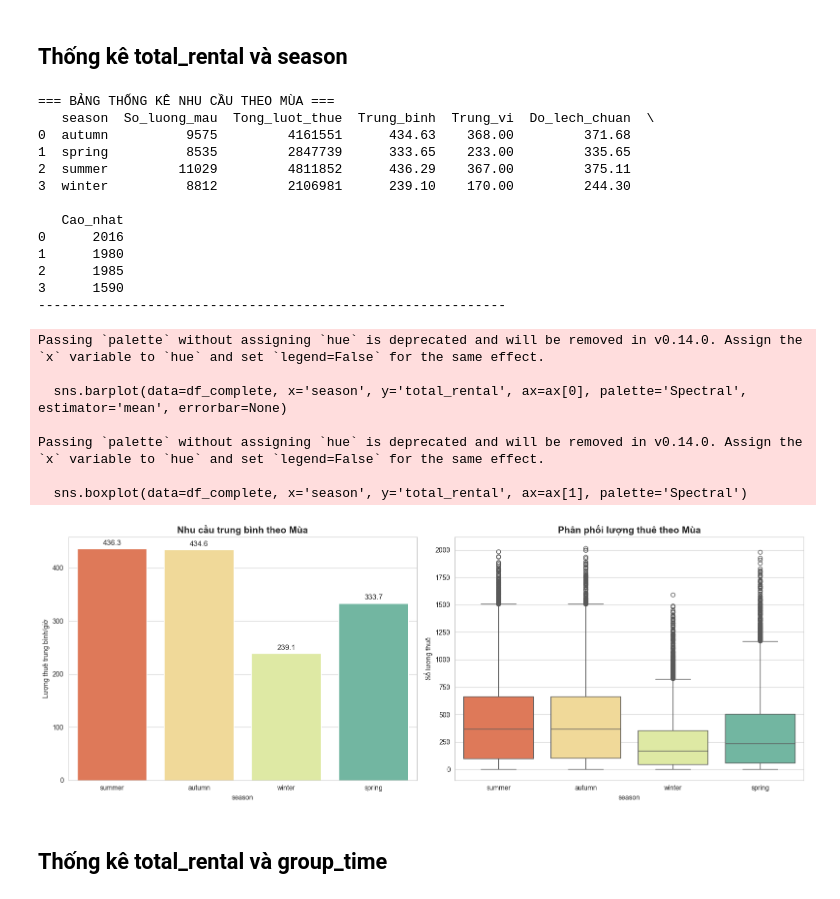
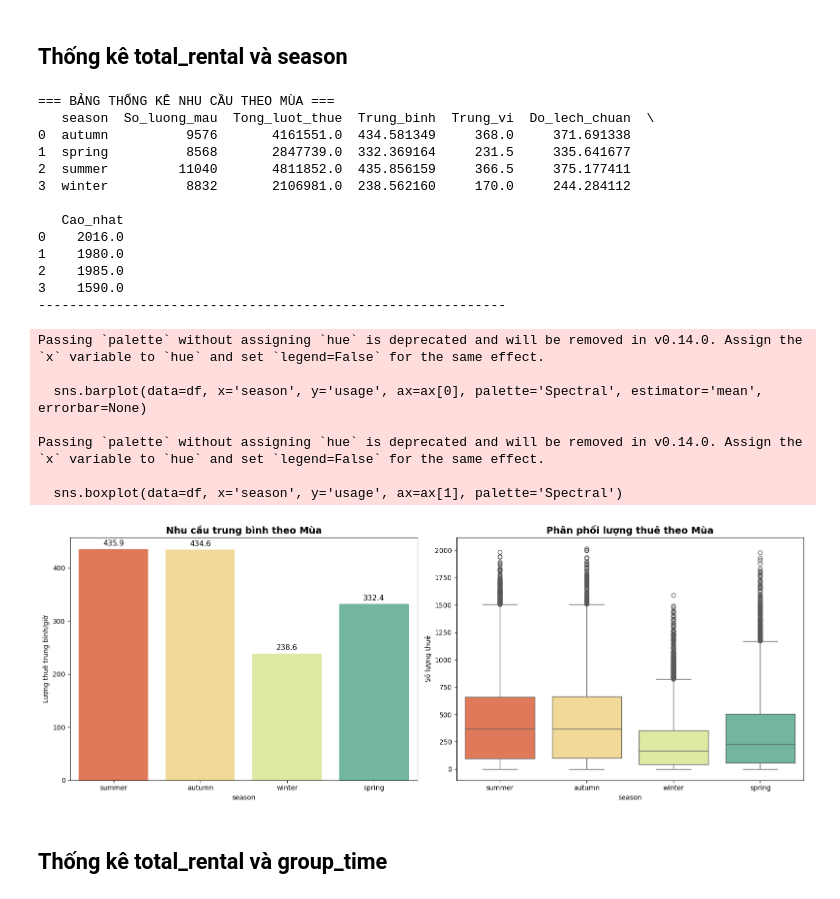
Before and after one commit to thanhhao1207-cell/bike-sharing-demand-forecast, a Jupyter notebook: notebook/experiment (1).ipynb, the cells around one changed output. Cells and saved outputs as stored; diff of their text form; code cells hidden in the pictures.

```diff
--- a/notebook/experiment (1).ipynb
+++ b/notebook/experiment (1).ipynb
@@ -124,4 +242,4 @@ season_map = {
     11: 'winter', 12: 'winter'
 }
 
-df_raw["season"] = df_temp.dt.month.map(season_map)
+df["season"] = df_temp.dt.month.map(season_map)
@@ -197,0 +246,9 @@ Name: count, dtype: int64
+# %%
+# Create weekend
+df["weekend"] = df["dow"].isin(["sat", "sun"]).astype(int)
+# %%
+# Transform datetime to date_since
+df["datetime"] = pd.to_datetime(df["datetime"], format="mixed")
+df["date_since"] = (df["datetime"] - df["datetime"].min()).dt.days
+df = df.drop(columns="datetime")
+df = df[["date_since", "month", "day", "hour", "dow", "weekend", "season", "icon", "usage_lag_1h", "usage_lag_24h", "usage"]].reindex()
@@ -309,20 +448,19 @@ Passing `palette` without assigning `hue` is deprecated and will be removed in v
 # %%
 #1. CHUẨN BỊ DỮ LIỆU
 # Đảm bảo total_rental là số
-df_complete['total_rental'] = pd.to_numeric(df_complete['total_rental'], errors='coerce').fillna(0)
+df['usage'] = pd.to_numeric(df['usage'], errors='coerce').fillna(0)
 
 # Định nghĩa thứ tự đúng của các thứ trong tuần
 # (Bạn kiểm tra xem dữ liệu của mình là Tiếng Anh hay Tiếng Việt để sửa list này nhé)
 order_of_days = ['Monday', 'Tuesday', 'Wednesday', 'Thursday', 'Friday', 'Saturday', 'Sunday']
 
 # Kiểm tra xem dữ liệu trong cột 'dow' có khớp với list trên không
-unique_days = df_complete['dow'].unique()
+unique_days = df['dow'].unique()
 # Nếu dữ liệu là số (0-6) hoặc tên khác, ta sẽ không ép kiểu category để tránh lỗi NaN
 if set(unique_days).issubset(set(order_of_days)):
-    df_complete['dow'] = pd.Categorical(df_complete['dow'], categories=order_of_days, ordered=True)
-
+    df['dow'] = pd.Categorical(df['dow'], categories=order_of_days, ordered=True)
 # 2. TÍNH BẢNG THỐNG KÊ CHI TIẾT
-stats_dow = df_complete.groupby('dow')['total_rental'].agg(
+stats_dow = df.groupby('dow')['usage'].agg(
     So_luong_mau=('count'),
     Tong_luot_thue=('sum'),
     Trung_binh=('mean'),
@@ -343,7 +481,7 @@ print("-" * 60)
 fig, ax = plt.subplots(1, 2, figsize=(16, 6))
 
 # Hình 1: Barplot (Trung bình)
-sns.barplot(data=df_complete, x='dow', y='total_rental', ax=ax[0], palette='viridis', estimator='mean', errorbar=None)
+sns.barplot(data=df, x='dow', y='usage', ax=ax[0], palette='viridis', estimator='mean', errorbar=None)
 ax[0].set_title('Nhu cầu trung bình các ngày trong tuần', fontsize=14, fontweight='bold')
 ax[0].set_ylabel('Lượng thuê trung bình/giờ')
 ax[0].tick_params(axis='x', rotation=45) # Xoay chữ cho dễ đọc
@@ -353,7 +491,7 @@ for container in ax[0].containers:
     ax[0].bar_label(container, fmt='%.1f', padding=3, fontsize=10)
 
 # Hình 2: Boxplot (Phân phối)
-sns.boxplot(data=df_complete, x='dow', y='total_rental', ax=ax[1], palette='Set2')
+sns.boxplot(data=df, x='dow', y='usage', ax=ax[1], palette='Set2')
 ax[1].set_title('Phân phối lượng thuê theo Thứ', fontsize=14, fontweight='bold')
 ax[1].set_ylabel('Số lượng thuê')
 ax[1].tick_params(axis='x', rotation=45)
@@ -397,11 +535,11 @@ season_order = ['Spring', 'Summer', 'Fall', 'Winter']
 
 # Kiểm tra xem dữ liệu của bạn có đúng tên tiếng Anh như trên không
 # Nếu dữ liệu dùng số (1,2,3,4) hoặc tiếng Việt, code sẽ tự bỏ qua bước sắp xếp này
-if set(df_complete['season'].unique()).issubset(set(season_order)):
-    df_complete['season'] = pd.Categorical(df_complete['season'], categories=season_order, ordered=True)
+if set(df['season'].unique()).issubset(set(season_order)):
+    df['season'] = pd.Categorical(df['season'], categories=season_order, ordered=True)
 
 # 2. TÍNH BẢNG THỐNG KÊ CHI TIẾT
-stats_season = df_complete.groupby('season')['total_rental'].agg(
+stats_season = df.groupby('season')['usage'].agg(
     So_luong_mau=('count'),
     Tong_luot_thue=('sum'),
     Trung_binh=('mean'),
@@ -416,46 +554,46 @@ print("-" * 60)
 
 # 3. VẼ BIỂU ĐỒ (2 HÌNH)
 fig, ax = plt.subplots(1, 2, figsize=(16, 6))
 
 # Hình 1: Barplot (Trung bình)
 # Dùng palette màu nóng lạnh để thể hiện nhiệt độ (Coolwarm hoặc Spectral)
-sns.barplot(data=df_complete, x='season', y='total_rental', ax=ax[0], palette='Spectral', estimator='mean', errorbar=None)
+sns.barplot(data=df, x='season', y='usage', ax=ax[0], palette='Spectral', estimator='mean', errorbar=None)
 ax[0].set_title('Nhu cầu trung bình theo Mùa', fontsize=14, fontweight='bold')
 ax[0].set_ylabel('Lượng thuê trung bình/giờ')
 
 # Hiện số lên đầu cột
 for container in ax[0].containers:
     ax[0].bar_label(container, fmt='%.1f', padding=3, fontsize=11)
 
 # Hình 2: Boxplot (Phân phối)
-sns.boxplot(data=df_complete, x='season', y='total_rental', ax=ax[1], palette='Spectral')
+sns.boxplot(data=df, x='season', y='usage', ax=ax[1], palette='Spectral')
 ax[1].set_title('Phân phối lượng thuê theo Mùa', fontsize=14, fontweight='bold')
 ax[1].set_ylabel('Số lượng thuê')
 
 plt.tight_layout()
 plt.show()
 # %% [output]
 === BẢNG THỐNG KÊ NHU CẦU THEO MÙA ===
    season  So_luong_mau  Tong_luot_thue  Trung_binh  Trung_vi  Do_lech_chuan  \
-0  autumn          9575         4161551      434.63    368.00         371.68
-1  spring          8535         2847739      333.65    233.00         335.65
-2  summer         11029         4811852      436.29    367.00         375.11
-3  winter          8812         2106981      239.10    170.00         244.30
+0  autumn          9576       4161551.0  434.581349     368.0     371.691338
+1  spring          8568       2847739.0  332.369164     231.5     335.641677
+2  summer         11040       4811852.0  435.856159     366.5     375.177411
+3  winter          8832       2106981.0  238.562160     170.0     244.284112
 
    Cao_nhat
-0      2016
-1      1980
-2      1985
-3      1590
+0    2016.0
+1    1980.0
+2    1985.0
+3    1590.0
 ------------------------------------------------------------
 Passing `palette` without assigning `hue` is deprecated and will be removed in v0.14.0. Assign the `x` variable to `hue` and set `legend=False` for the same effect.
 
-  sns.barplot(data=df_complete, x='season', y='total_rental', ax=ax[0], palette='Spectral', estimator='mean', errorbar=None)
+  sns.barplot(data=df, x='season', y='usage', ax=ax[0], palette='Spectral', estimator='mean', errorbar=None)
 
 Passing `palette` without assigning `hue` is deprecated and will be removed in v0.14.0. Assign the `x` variable to `hue` and set `legend=False` for the same effect.
 
-  sns.boxplot(data=df_complete, x='season', y='total_rental', ax=ax[1], palette='Spectral')
+  sns.boxplot(data=df, x='season', y='usage', ax=ax[1], palette='Spectral')
-[figure, old version]
+[figure, new version]
 # %% [markdown]
 ## Thống kê total_rental và group_time
 # %%
```
Also changed, not shown: parts of 46 cells of this notebook.
